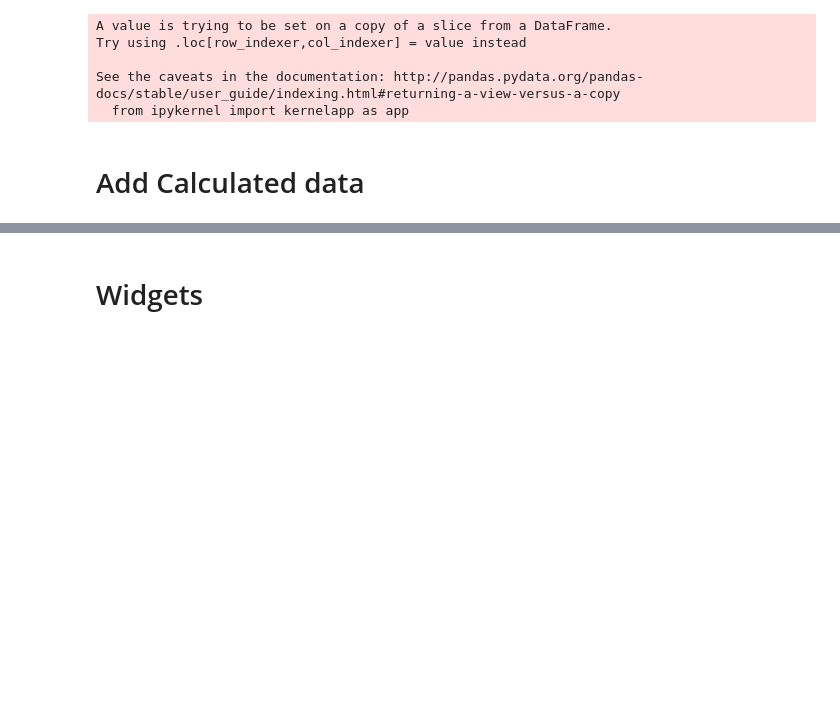
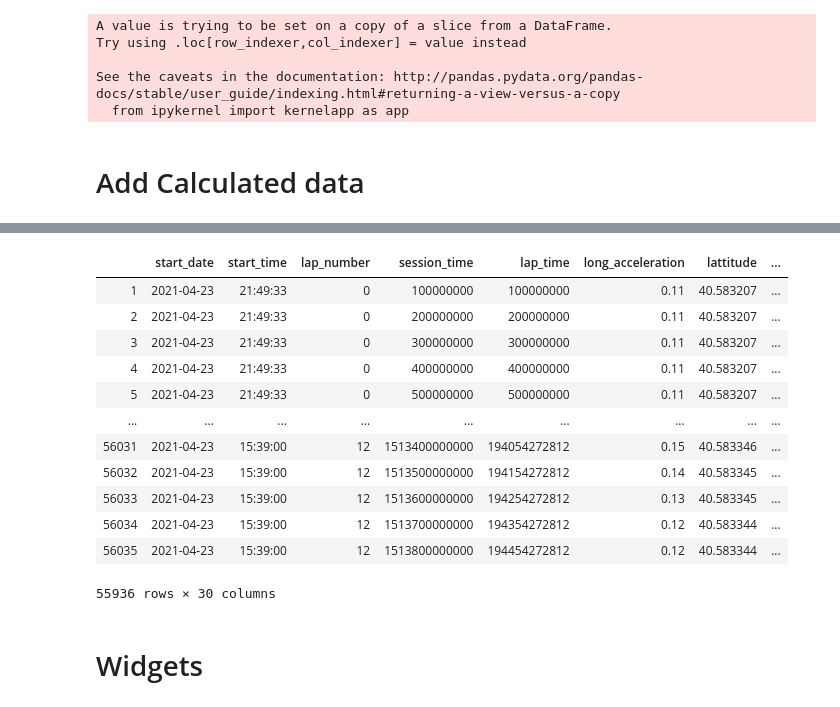
Before and after one commit to bruggles/racing_data, a Jupyter notebook: race_data.ipynb, the cells around one changed output, grey strips where cells are left out. Saved outputs shown, nothing was run; the diff lists cells and outputs as text; code cells hidden in the pictures; blank space fills up the shorter version.

```diff
--- a/race_data.ipynb
+++ b/race_data.ipynb
@@ -14,6 +14,7 @@ import ipywidgets as widgets
 from mpl_toolkits.basemap import Basemap
 import numpy as np
 from scipy.optimize import least_squares
+pd.set_option('display.max_rows', 20)
 # %% [markdown]
 # Track and Data parameters
 # %%
@@ -348,3 +359,19 @@ plt.legend();
+# %%
+rd_clean
+# %% [output]
+|  | start_date | start_time | lap_number | session_time | lap_time | long_acceleration | lattitude | ... |
+| 1 | 2021-04-23 | 21:49:33 | 0 | 100000000 | 100000000 | 0.11 | 40.583207 | ... |
+| 2 | 2021-04-23 | 21:49:33 | 0 | 200000000 | 200000000 | 0.11 | 40.583207 | ... |
+| 3 | 2021-04-23 | 21:49:33 | 0 | 300000000 | 300000000 | 0.11 | 40.583207 | ... |
+| 4 | 2021-04-23 | 21:49:33 | 0 | 400000000 | 400000000 | 0.11 | 40.583207 | ... |
+| 5 | 2021-04-23 | 21:49:33 | 0 | 500000000 | 500000000 | 0.11 | 40.583207 | ... |
+| ... | ... | ... | ... | ... | ... | ... | ... | ... |
+| 56031 | 2021-04-23 | 15:39:00 | 12 | 1513400000000 | 194054272812 | 0.15 | 40.583346 | ... |
+| 56032 | 2021-04-23 | 15:39:00 | 12 | 1513500000000 | 194154272812 | 0.14 | 40.583345 | ... |
+| 56033 | 2021-04-23 | 15:39:00 | 12 | 1513600000000 | 194254272812 | 0.13 | 40.583345 | ... |
+| 56034 | 2021-04-23 | 15:39:00 | 12 | 1513700000000 | 194354272812 | 0.12 | 40.583344 | ... |
+| 56035 | 2021-04-23 | 15:39:00 | 12 | 1513800000000 | 194454272812 | 0.12 | 40.583344 | ... |
+55936 rows × 30 columns
 # %%
 #Lap Times and rankings
 min_time = 1000000000
```
Also changed, not shown: parts of 5 cells of this notebook.
